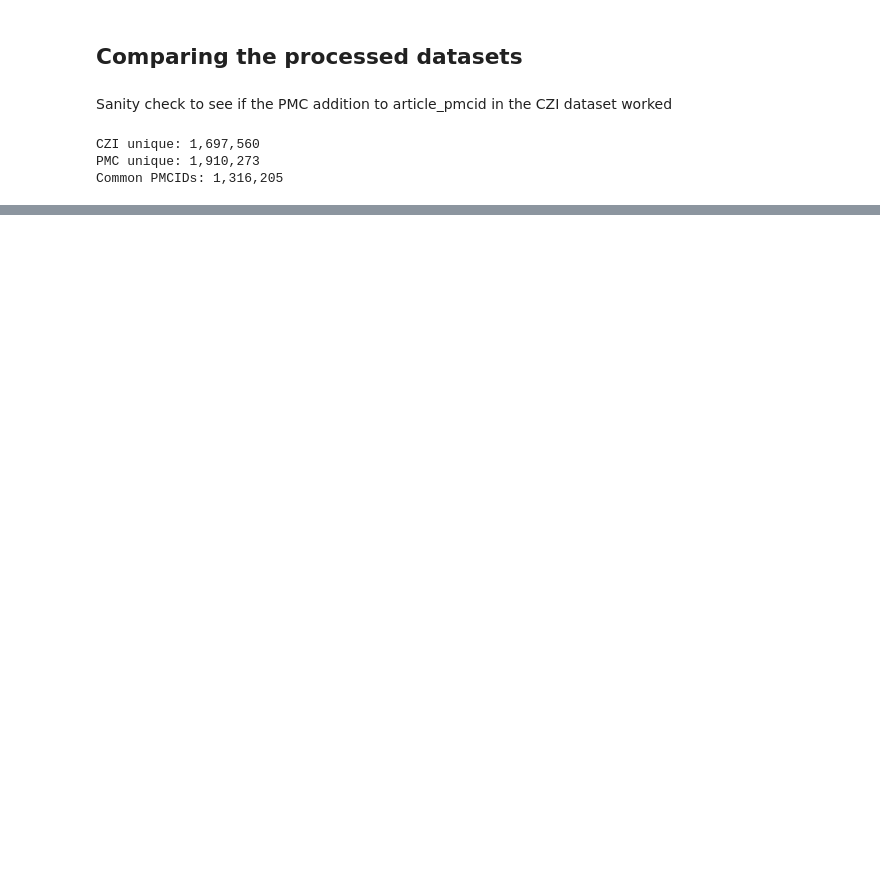
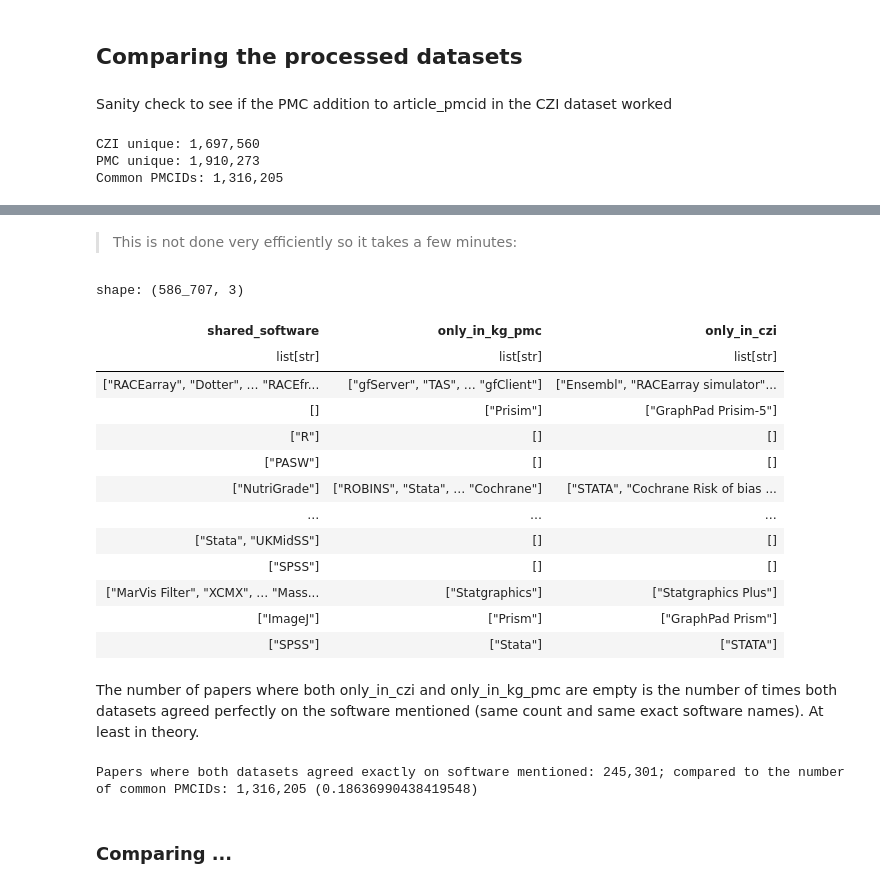
Before and after one commit to TheOSSci/InnovationSprint2025_Linking_Software_Mentions, a Jupyter notebook: mentions-dataset-comparisons/dataset-comparisons.ipynb, the cells around one changed output, grey strips where cells are left out. Saved outputs shown, nothing was run; the diff lists cells and outputs as text; code cells hidden in the pictures; blank space fills up the shorter version.

```diff
--- a/mentions-dataset-comparisons/dataset-comparisons.ipynb
+++ b/mentions-dataset-comparisons/dataset-comparisons.ipynb
@@ -146,0 +329,10 @@ Looks reasonable!
+# %%
+count_comparison = count_comparison.with_columns([
+    pl.col("czi_software_list")
+      .list.eval(pl.element().str.to_lowercase())
+      .alias("czi_software_list_lower"),
+
+    pl.col("pmc_software_list")
+      .list.eval(pl.element().str.to_lowercase())
+      .alias("pmc_software_list_lower")
+])
@@ -146,0 +344,44 @@ Looks reasonable!
+# %% [markdown]
+>This is not done very efficiently so it takes a few minutes:
+# %%
+same_count_papers = count_comparison.filter(pl.col("count_difference") == 0)
+
+same_count_papers = same_count_papers.with_columns([
+    pl.col("czi_software_list_lower").list.set_difference(pl.col("pmc_software_list_lower")).alias("only_in_czi"),
+    pl.col("pmc_software_list_lower").list.set_difference(pl.col("czi_software_list_lower")).alias("only_in_kg_pmc"),
+    pl.col("czi_software_list_lower").list.set_intersection(pl.col("pmc_software_list_lower")).alias("shared_software")
+])
+# %%
+same_count_papers["shared_software", "only_in_kg_pmc", "only_in_czi"]
+# %% [output]
+shape: (586_707, 3)
+| shared_software | only_in_kg_pmc | only_in_czi |
+| list[str] | list[str] | list[str] |
+| ["RACEarray", "Dotter", … "RACEfr... | ["gfServer", "TAS", … "gfClient"] | ["Ensembl", "RACEarray simulator"... |
+| [] | ["Prisim"] | ["GraphPad Prisim-5"] |
+| ["R"] | [] | [] |
+| ["PASW"] | [] | [] |
+| ["NutriGrade"] | ["ROBINS", "Stata", … "Cochrane"] | ["STATA", "Cochrane Risk of bias ... |
+| … | … | … |
+| ["Stata", "UKMidSS"] | [] | [] |
+| ["SPSS"] | [] | [] |
+| ["MarVis Filter", "XCMX", … "Mass... | ["Statgraphics"] | ["Statgraphics Plus"] |
+| ["ImageJ"] | ["Prism"] | ["GraphPad Prism"] |
+| ["SPSS"] | ["Stata"] | ["STATA"] |
+# %% [markdown]
+The number of papers where both only_in_czi and only_in_kg_pmc are empty is the number of times both datasets agreed perfectly on the software mentioned (same count and same exact software names). At least in theory.
+# %%
+nr_perfect_agreement = (
+    same_count_papers
+    .filter(
+        (pl.col("only_in_czi").list.len() == 0) &
+        (pl.col("only_in_kg_pmc").list.len() == 0)
+    )
+    .height
+)
+
+print(f"Papers where both datasets agreed exactly on software mentioned: {nr_perfect_agreement:,}; compared to the number of common PMCIDs: {common_pmcids.height:,} ({nr_perfect_agreement/common_pmcids.height})")
+# %% [output]
+Papers where both datasets agreed exactly on software mentioned: 245,301; compared to the number of common PMCIDs: 1,316,205 (0.18636990438419548)
+# %% [markdown]
+### Comparing ...
```
Also changed, not shown: parts of 24 cells of this notebook.
